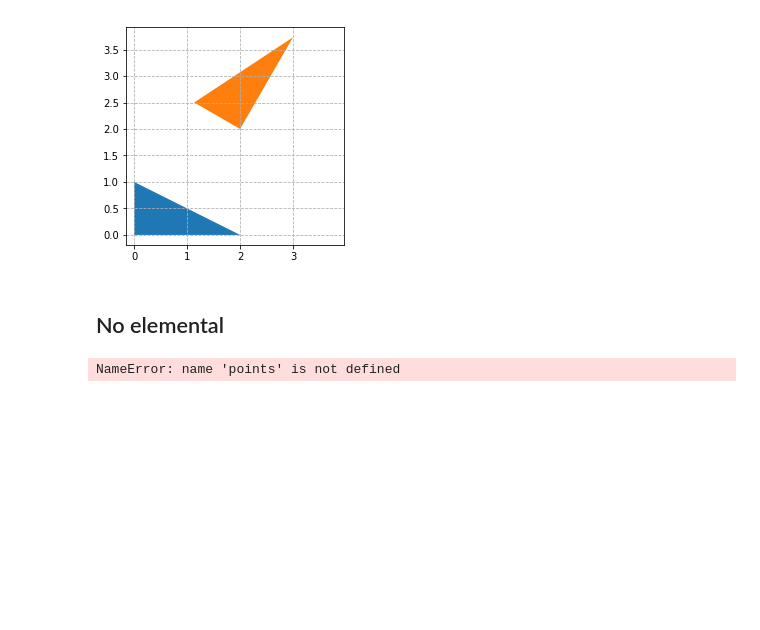
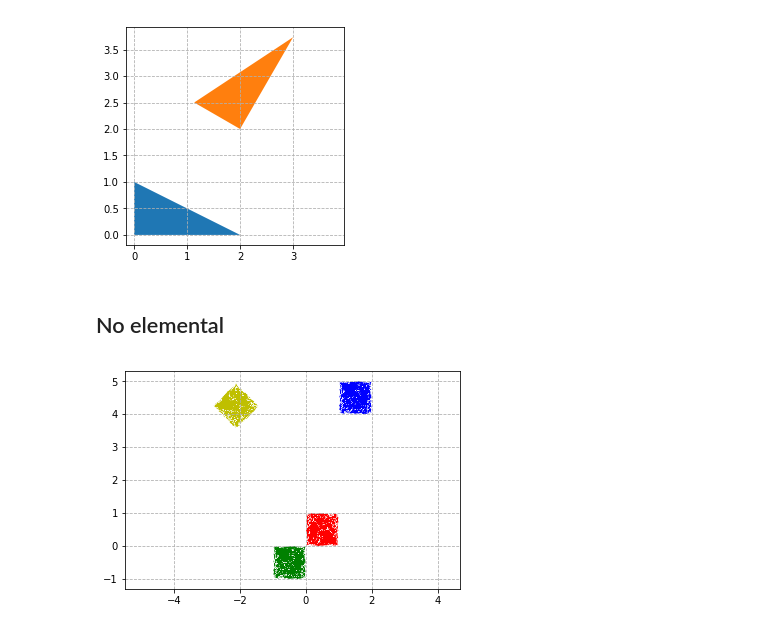
Before and after one commit to JorgeDeLosSantos/fur-code, a Jupyter notebook: nbooks/Matrices de transformación homogénea.ipynb, the cells around one changed output. Cells and saved outputs as stored; diff of their text form; code cells hidden in the pictures; blank space fills up the shorter version.

```diff
--- a/nbooks/Matrices de transformación homogénea.ipynb
+++ b/nbooks/Matrices de transformación homogénea.ipynb
@@ -146,22 +148,20 @@ class RigidBody(object):
         plt.grid(ls="--")
 # %%
 from scipy.spatial import ConvexHull
-#points = np.random.rand(100, 2)   # 30 random points in 2-D
-hull = ConvexHull(points)
-points = points[hull.vertices]
+points = np.random.rand(1000, 2)   # 30 random points in 2-D
+#hull = ConvexHull(points)
+#points = points[hull.vertices]
 
 r = RigidBody(points)
 r.draw("r")
 r.rotate(pi)
 r.draw("g")
-r.move([2,2,0])
+r.move([2,5,0])
 r.draw("b")
-r.rotate(pi/2)
+r.rotate(pi/4)
 r.draw("y")
-r.scale(3)
-r.draw("m")
 # %% [output]
-NameError: name 'points' is not defined
+[figure, added]
 # %%
 class RigidBody2(object):
     """
```
Also changed, not shown: parts of 4 cells of this notebook, 51 other files.
